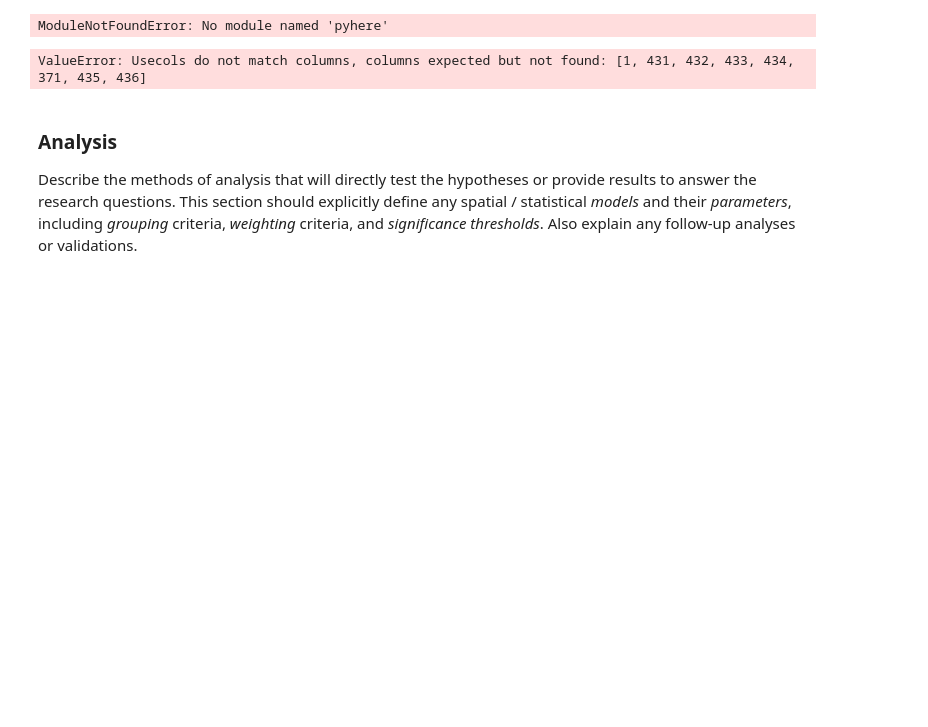
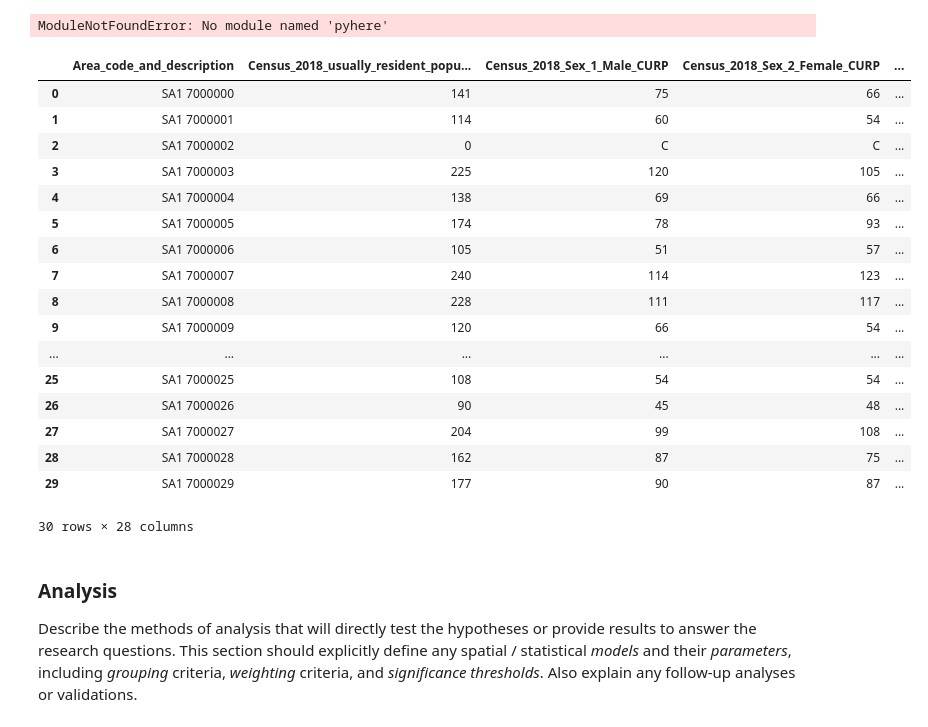
Before and after one commit to gsokolow/Flooding-and-Healthcare-2024, a Jupyter notebook: procedure/code/01-Jupyter_notebook.ipynb, the cells around one changed output. Drawn from its saved outputs; the diff is of its cells as text; code cells hidden in the pictures; blank space fills up the shorter version.

Commit message:
sa1 data successfully read in
analysis plan for sa1 data still needs to be finished :(

```diff
--- a/procedure/code/01-Jupyter_notebook.ipynb
+++ b/procedure/code/01-Jupyter_notebook.ipynb
@@ -118,7 +118,7 @@ ModuleNotFoundError: No module named 'pyhere'
 # %%
 # Import the datasets
 ##in decoding the variable names, is it possible that the numbers refer to the response options on the form?
-sa1_1 = pd.read_csv("../../data/raw/public/Individual_part1_totalNZ-wide_format_updated_16-7-20.csv",
+sa1 = pd.read_csv("../../data/derived/public/Individual_part1_totalNZ-wide_format_updated_16-7-20_adjusted_labels.csv",
                      usecols = ['Area_code_and_description', #uniqueid for sa1
                                 'Census_2018_usually_resident_population_count', #total pop
                                 'Census_2018_Sex_1_Male_CURP', 'Census_2018_Sex_2_Female_CURP', 'Census_2018_Sex_Total_CURP', #sex
@@ -134,12 +134,28 @@ sa1_1 = pd.read_csv("../../data/raw/public/Individual_part1_totalNZ-wide_format_
                                 'Census_2018_Maori_descent_01_Maori_descent_CURP', 'Census_2018_Maori_descent_02_No_Maori_descent_CURP', 'Census_2018_Maori_descent_04_Dont_know_CURP',
                                 'Census_2018_Maori_descent_Total_stated_CURP', 'Census_2018_Maori_descent_99_Not_elsewhere_included_CURP', 'Census_2018_Maori_descent_Total_CURP'
                                ])
-# %%
-sa1_2 = pd.read_csv("../../data/raw/public/Individual_part1_totalNZ-wide_format_updated_16-7-20.csv",
-                     usecols = [0, 371, 431, 432, 433, 434, 435, 436
-                               ])
-# %% [output]
-ValueError: Usecols do not match columns, columns expected but not found: [1, 431, 432, 433, 434, 371, 435, 436]
+# %%
+# Make sure the data loaded in correctly. It did! YAY!
+sa1.head(30)
+# %% [output]
+|  | Area_code_and_description | Census_2018_usually_resident_popu... | Census_2018_Sex_1_Male_CURP | Census_2018_Sex_2_Female_CURP | ... |
+| 0 | SA1 7000000 | 141 | 75 | 66 | ... |
+| 1 | SA1 7000001 | 114 | 60 | 54 | ... |
+| 2 | SA1 7000002 | 0 | C | C | ... |
+| 3 | SA1 7000003 | 225 | 120 | 105 | ... |
+| 4 | SA1 7000004 | 138 | 69 | 66 | ... |
+| 5 | SA1 7000005 | 174 | 78 | 93 | ... |
+| 6 | SA1 7000006 | 105 | 51 | 57 | ... |
+| 7 | SA1 7000007 | 240 | 114 | 123 | ... |
+| 8 | SA1 7000008 | 228 | 111 | 117 | ... |
+| 9 | SA1 7000009 | 120 | 66 | 54 | ... |
+| ... | ... | ... | ... | ... | ... |
+| 25 | SA1 7000025 | 108 | 54 | 54 | ... |
+| 26 | SA1 7000026 | 90 | 45 | 48 | ... |
+| 27 | SA1 7000027 | 204 | 99 | 108 | ... |
+| 28 | SA1 7000028 | 162 | 87 | 75 | ... |
+| 29 | SA1 7000029 | 177 | 90 | 87 | ... |
+30 rows × 28 columns
 # %% [markdown]
 ### Analysis
 
```
